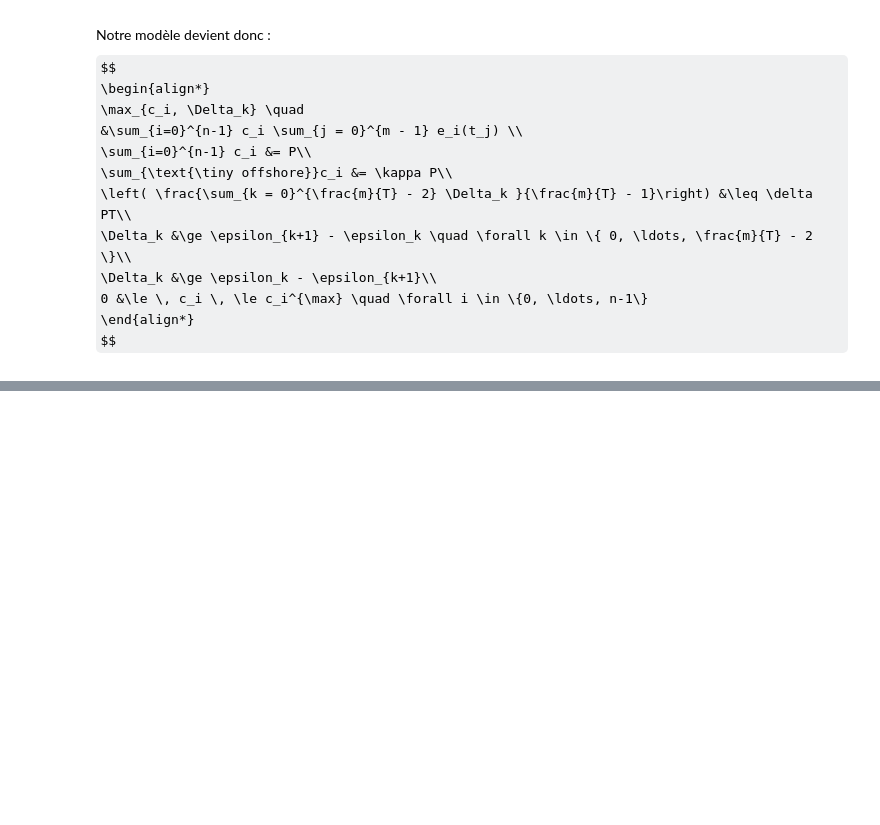
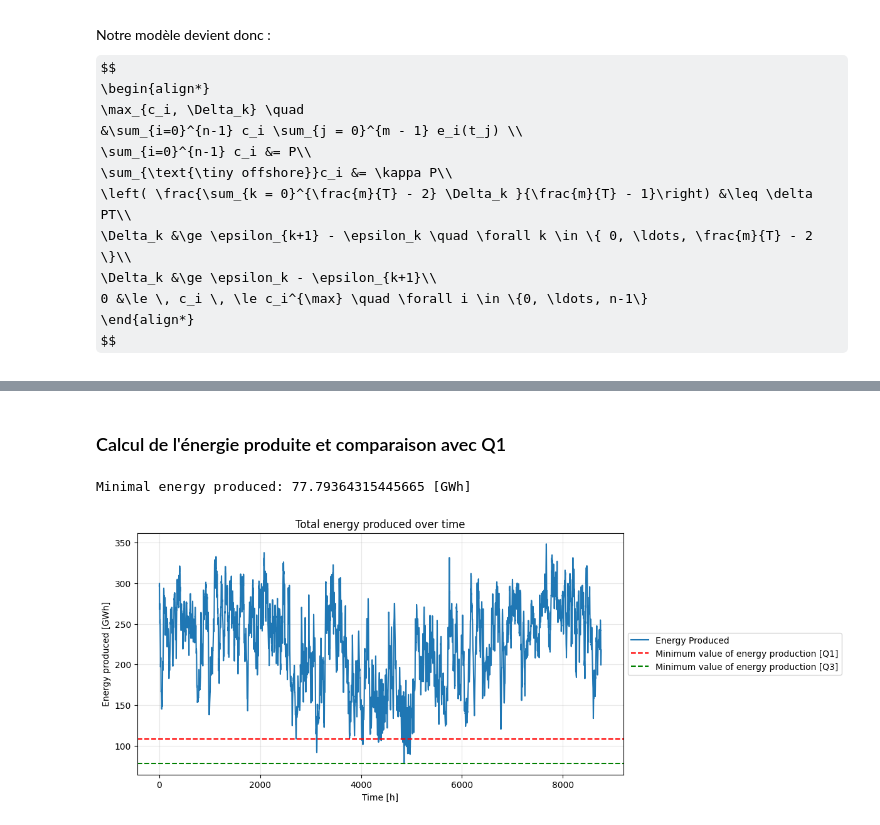
Before and after one commit to AhouLucas/projet-opti, a Jupyter notebook: projet_opti.ipynb, the cells around one changed output, grey strips where cells are left out. Saved outputs shown, nothing was run; the diff lists cells and outputs as text; code cells hidden in the pictures; some formulas as TeX source; blank space fills up the shorter version.

```diff
--- a/projet_opti.ipynb
+++ b/projet_opti.ipynb
@@ -577,0 +691,2 @@ print(sol[:n][sol[:n] != 0].shape)
+# %%
+solm = sol = np.load("Data-partie-1/solution_Q1.npy", allow_pickle=True)
@@ -577,0 +697,40 @@ print(sol[:n][sol[:n] != 0].shape)
+# %%
+energy_produced_Q1 = np.zeros(m)
+for i in range(m):
+    energy_produced_Q1[i] += solm[offshore_idx] @ offshore_df[:, i]
+    energy_produced_Q1[i] += solm[onshore_idx] @ onshore_df[:, i]
+min_produced_energy_Q1 = min(energy_produced_Q1)
+# %% [markdown]
+### Calcul de l'énergie produite et comparaison avec Q1
+# %%
+# Load solution
+sol = np.load('Data-partie-1/solution_Q3.npy')
+
+# Compute energy produced per hour
+energy_produced = np.zeros(m)
+for i in range(m):
+    energy_produced[i] += sol[offshore_idx] @ offshore_df[:, i]
+    energy_produced[i] += sol[onshore_idx] @ onshore_df[:, i]
+
+# Plot energy produced over time
+t = np.arange(1, m + 1)
+fig = plt.figure(figsize=(10, 5))
+plt.title('Total energy produced over time')
+plt.plot(t, energy_produced / 1e3, label='Energy Produced')
+plt.xlabel('Time [h]')
+plt.ylabel('Energy produced [GWh]')
+plt.grid(alpha=0.3)
+
+#Comparaison avec Q1
+min_produced_energy_Q3 = min(energy_produced)
+plt.axhline(y=min_produced_energy_Q1 / 1e3, color='r', linestyle='--', label='Minimum value of energy production [Q1]')
+plt.axhline(y=min_produced_energy_Q3 / 1e3, color='g', linestyle='--', label='Minimum value of energy production [Q3]')
+plt.legend(loc='center left', bbox_to_anchor=(1, 0.5))
+plt.savefig('Graphes/Graphes_Q3/energy_produced_comparison.pdf', format='pdf', bbox_inches='tight', pad_inches=0)
+
+#Energie minimale pour la Q3
+min_produced_energy_Q3 = min(energy_produced)
+print('Minimal energy produced:', min_produced_energy_Q3 / 1e3, '[GWh]')
+# %% [output]
+Minimal energy produced: 77.79364315445665 [GWh]
+[figure, added]
```
Also changed, not shown: parts of 21 cells of this notebook.
